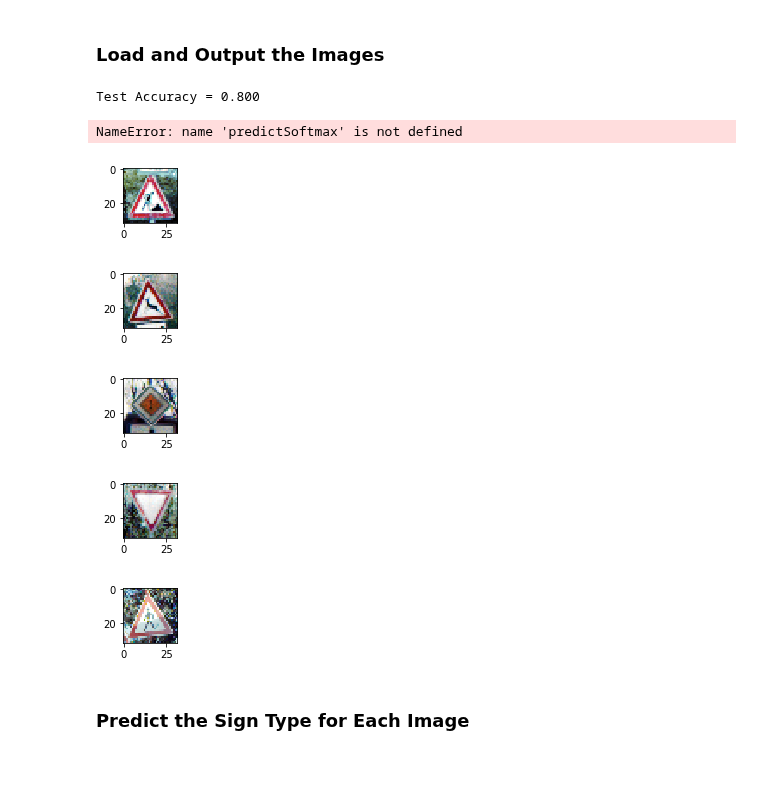
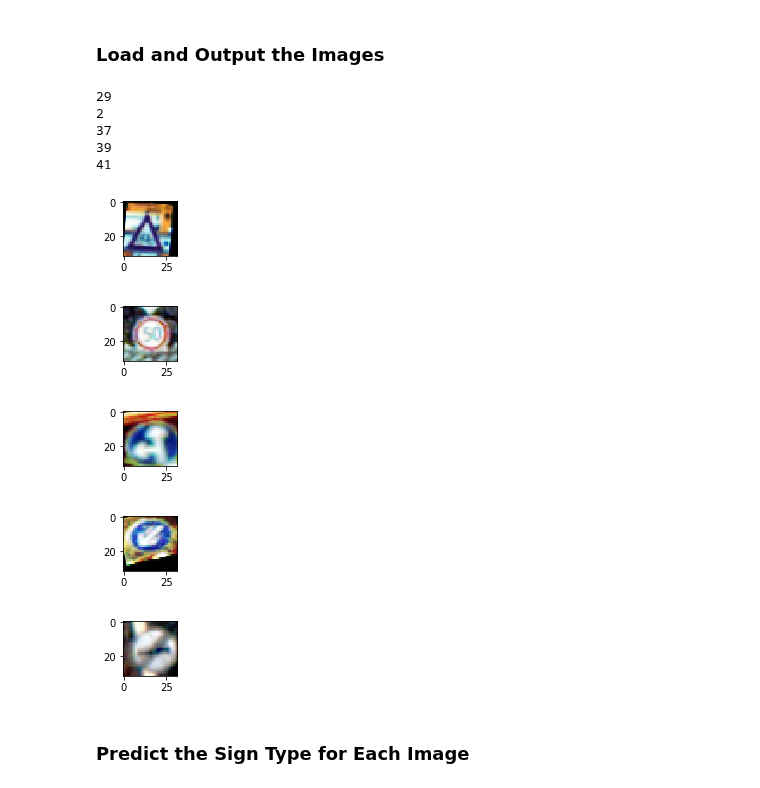
Before and after one commit to bryan0806/Udacity-CarND-Traffic-Sign-Classifier-Project, a Jupyter notebook: Traffic_Sign_Classifier.ipynb, the cells around one changed output. Cells and saved outputs as stored; diff of their text form; code cells hidden in the pictures.

Commit message:
modified some code on evaluation part .... but still got initialize error which I post on the forum

```diff
--- a/Traffic_Sign_Classifier.ipynb
+++ b/Traffic_Sign_Classifier.ipynb
@@ -29,9 +29,9 @@ import matplotlib.pyplot as plt
 from sklearn.utils import shuffle
 # TODO: Fill this in based on where you saved the training and testing data
 
-training_file = "traffic-signs-data/train.p"
-validation_file= "traffic-signs-data/valid.p"
-testing_file = "traffic-signs-data/test.p"
+training_file = "train.p"
+validation_file= "valid.p"
+testing_file = "test.p"
 
 with open(training_file, mode='rb') as f:
     train = pickle.load(f)
@@ -1045,7 +1043,7 @@ rate = 0.001
 logits = LeNet(x)
 cross_entropy = tf.nn.softmax_cross_entropy_with_logits(logits=logits, labels=one_hot_y)
 loss_operation = tf.reduce_mean(cross_entropy)
-optimizer = tf.train.AdamOptimizer(learning_rate = rate,beta1=0.8, beta2=0.99)# beta for learning rate decay tech
+optimizer = tf.train.AdamOptimizer(learning_rate = rate,beta1=0.8, beta2=0.9)# beta for learning rate decay tech
 training_operation = optimizer.minimize(loss_operation)
 # %%
 #model evaluation
@@ -1118,42 +1116,66 @@ You may find `signnames.csv` useful as it contains mappings from the class id (i
 # %%
 # read image
 import os
 files=os.listdir("test_images/")
 image_list=[]
+label_list=[]
+"""
 for v in files:
     image = mpimg.imread('test_images/'+v)
     resized_image = cv2.resize(image, (32, 32))
     resized_image = All_color_normalize2(resized_image)
+    resized_image = color_normalize(resized_image)
     image_list.append(resized_image)
     plt.figure(figsize=(1,1))
     plt.imshow(resized_image)
 
 image1 = image_list[0]
 image2 = image_list[1]
 image3 = image_list[2]
 image4 = image_list[3]
 image5 = image_list[4]
+"""
+# check test dataset
+for i in range(0,5):
+    index = random.randint(0, len(X_test))
+    image_list.append(X_test[index])
+    label_list.append(y_test[index])
+    plt.figure(figsize=(1,1))
+    plt.imshow(X_test[index])
+    print(y_test[index])
 
 
-images = np.stack((image1, image2, image3, image4, image5)) #stack images after loading them
-labels = np.stack((25, 31, 12, 13, 27)) # stack true values
+image1 = image_list[0]
+image2 = image_list[1]
+image3 = image_list[2]
+image4 = image_list[3]
+image5 = image_list[4]
+
+label1 = label_list[0]
+label2 = label_list[1]
+label3 = label_list[2]
+label4 = label_list[3]
+label5 = label_list[4]
 
 
-with tf.Session() as sess:
-    loader = tf.train.import_meta_graph('lenet.meta')
-    loader.restore(sess, tf.train.latest_checkpoint('./'))
-    test_accuracy = evaluate(images, labels)
-    print("Test Accuracy = {:.3f}".format(test_accuracy))
-    softmaxProb = sess.run(predictSoftmax, feed_dict={x: images})
-    print("predict softmax =", softmaxProb)
+
+#print("Image data shape =", image_shape)
+#print(image1)
+
+images = np.stack((image1, image2, image3, image4, image5)) #stack images after loading them
+#labels = np.stack((12,13,25,27,31)) #25, 31, 12, 13, 27) # stack true values
+labels = np.stack((label1,label2,label3,label4,label5,))
 # %% [output]
-Test Accuracy = 0.800
+29
+2
+37
+39
+41
-NameError: name 'predictSoftmax' is not defined
-[figure, old version]
+[figure, new version]
-[figure, old version]
+[figure, new version]
-[figure, old version]
+[figure, new version]
-[figure, old version]
+[figure, new version]
-[figure, old version]
+[figure, new version]
 # %% [markdown]
 ### Predict the Sign Type for Each Image
 # %%
```
Also changed, not shown: parts of 11 cells of this notebook, 3 other files.
